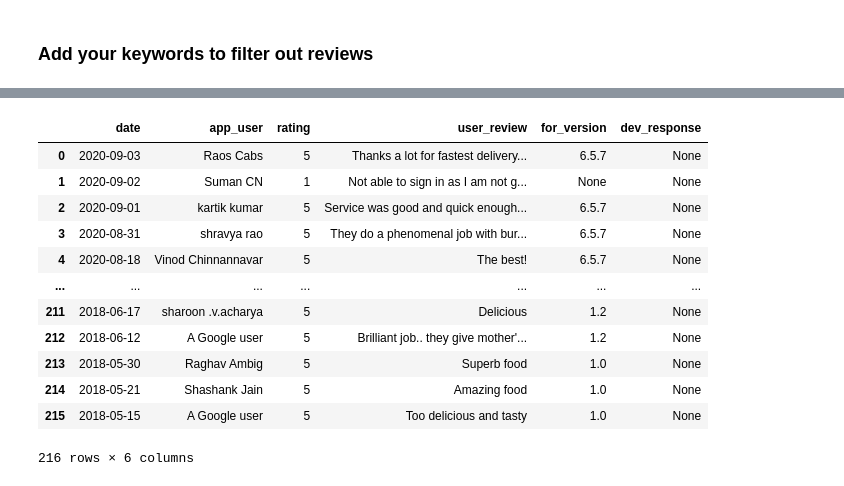
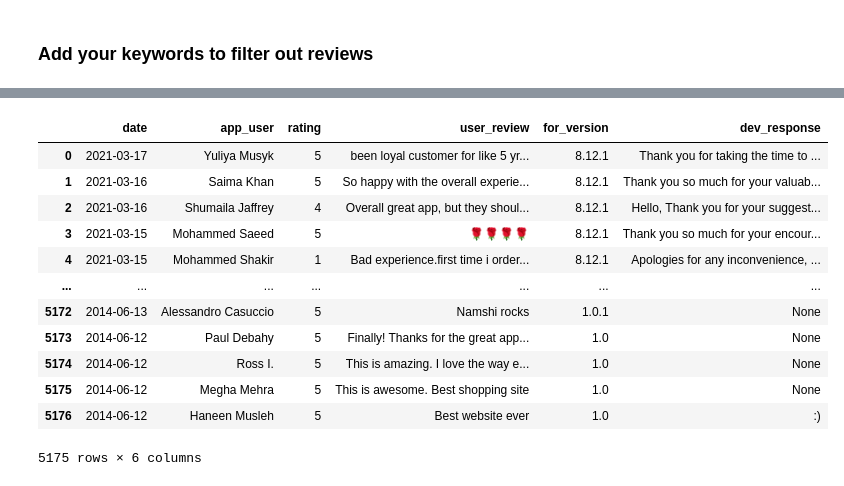
Before and after one commit to mazeenmuhammed/Personal_Projects, a Jupyter notebook: Google PlayStore/Final Play Store Project.ipynb, the cells around one changed output, grey strips where cells are left out. Cells and saved outputs as stored; diff of their text form; code cells hidden in the pictures.

```diff
--- a/Google PlayStore/Final Play Store Project.ipynb
+++ b/Google PlayStore/Final Play Store Project.ipynb
@@ -20,7 +20,7 @@ from nltk.corpus import stopwords as sw
 
 import plotly.graph_objs as go
 # %%
-application_id = "com.axndxsoftwarehub.knightbite"
+application_id = "com.namshi.android"
 app_info = app(application_id,lang='en', country='us')
 # %%
 total_reviews = app_info['reviews']
@@ -218,33 +217,34 @@ fig.update_layout(
 # %%
 overall, _ = reviews(
     application_id,
     lang='en', # defaults to 'en'
     country='us', # defaults to 'us'
     sort=Sort.NEWEST, # defaults to Sort.MOST_RELEVANT
     count=fetch_total, # defaults to 100
     #filter_score_with=3, # defaults to None(means all score)
     #continuation_token = continuation_token
 )
 overall_df = pd.DataFrame(overall, columns = ['at','userName','score','content','reviewCreatedVersion','replyContent'])\
                 .rename(columns = {'at' : 'date','userName':'app_user','score':'rating','content':'user_review',\
                                    'reviewCreatedVersion':'for_version', 'replyContent':'dev_response'} )
+overall_df.dropna(subset=["user_review"], inplace=True)
 overall_review = ' '.join(overall_df[['date','user_review']].user_review).lower()
 overall_df['date'] = overall_df.date.map(lambda x : x.date())
 overall_df
 # %% [output]
 |  | date | app_user | rating | user_review | for_version | dev_response |
-| 0 | 2020-09-03 | Raos Cabs | 5 | Thanks a lot for fastest delivery... | 6.5.7 | None |
-| 1 | 2020-09-02 | Suman CN | 1 | Not able to sign in as I am not g... | None | None |
-| 2 | 2020-09-01 | kartik kumar | 5 | Service was good and quick enough... | 6.5.7 | None |
-| 3 | 2020-08-31 | shravya rao | 5 | They do a phenomenal job with bur... | 6.5.7 | None |
-| 4 | 2020-08-18 | Vinod Chinnannavar | 5 | The best! | 6.5.7 | None |
+| 0 | 2021-03-17 | Yuliya Musyk | 5 | been loyal customer for like 5 yr... | 8.12.1 | Thank you for taking the time to ... |
+| 1 | 2021-03-16 | Saima Khan | 5 | So happy with the overall experie... | 8.12.1 | Thank you so much for your valuab... |
+| 2 | 2021-03-16 | Shumaila Jaffrey | 4 | Overall great app, but they shoul... | 8.12.1 | Hello, Thank you for your suggest... |
+| 3 | 2021-03-15 | Mohammed Saeed | 5 | 🌹🌹🌹🌹 | 8.12.1 | Thank you so much for your encour... |
+| 4 | 2021-03-15 | Mohammed Shakir | 1 | Bad experience.first time i order... | 8.12.1 | Apologies for any inconvenience, ... |
 | ... | ... | ... | ... | ... | ... | ... |
-| 211 | 2018-06-17 | sharoon .v.acharya | 5 | Delicious | 1.2 | None |
-| 212 | 2018-06-12 | A Google user | 5 | Brilliant job.. they give mother'... | 1.2 | None |
-| 213 | 2018-05-30 | Raghav Ambig | 5 | Superb food | 1.0 | None |
-| 214 | 2018-05-21 | Shashank Jain | 5 | Amazing food | 1.0 | None |
-| 215 | 2018-05-15 | A Google user | 5 | Too delicious and tasty | 1.0 | None |
+| 5172 | 2014-06-13 | Alessandro Casuccio | 5 | Namshi rocks | 1.0.1 | None |
+| 5173 | 2014-06-12 | Paul Debahy | 5 | Finally! Thanks for the great app... | 1.0 | None |
+| 5174 | 2014-06-12 | Ross I. | 5 | This is amazing. I love the way e... | 1.0 | None |
+| 5175 | 2014-06-12 | Megha Mehra | 5 | This is awesome. Best shopping site | 1.0 | None |
+| 5176 | 2014-06-12 | Haneen Musleh | 5 | Best website ever | 1.0 | :) |
-216 rows × 6 columns
+5175 rows × 6 columns
 # %%
 #overall_review.translate(str.maketrans("","", new_punc))
 #' '.join(overall_df.user_reviews)
```
Also changed, not shown: parts of 5 cells of this notebook.
